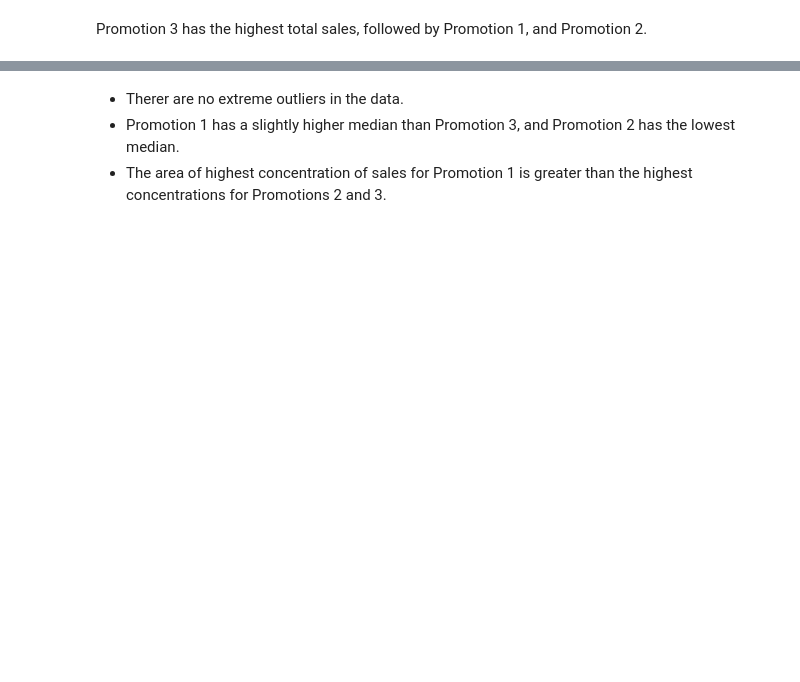
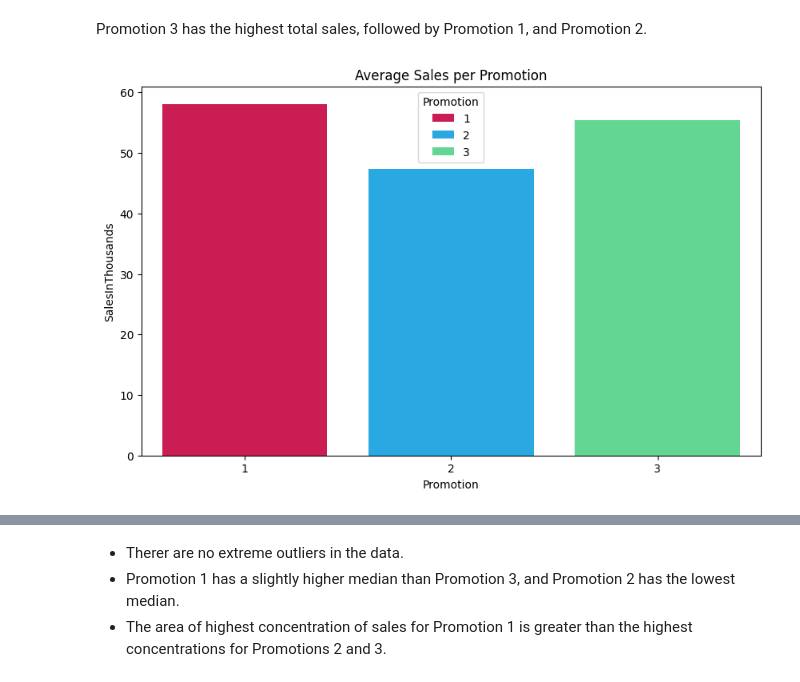
Before and after one commit to cole-mengelberg/Fast_Food_A-B, a Jupyter notebook: main.ipynb, the cells around one changed output, grey strips where cells are left out. Cells and saved outputs as stored; diff of their text form; code cells hidden in the pictures; blank space fills up the shorter version.

```diff
--- a/main.ipynb
+++ b/main.ipynb
@@ -37,2 +32,10 @@ sales_sum 10,200.775
 # %% [markdown]
 Promotion 3 has the highest total sales, followed by Promotion 1, and Promotion 2.
+# %%
+plt.figure(figsize=(10, 6))
+mean_sales = fast_food_df.groupby('Promotion')['SalesInThousands'].mean().reset_index()
+sns.barplot(x='Promotion', y='SalesInThousands', data=mean_sales, hue='Promotion', palette=colors)
+plt.title('Average Sales per Promotion')
+plt.show()
+# %% [output]
+[figure, added]
```
Also changed, not shown: parts of 5 cells of this notebook.
